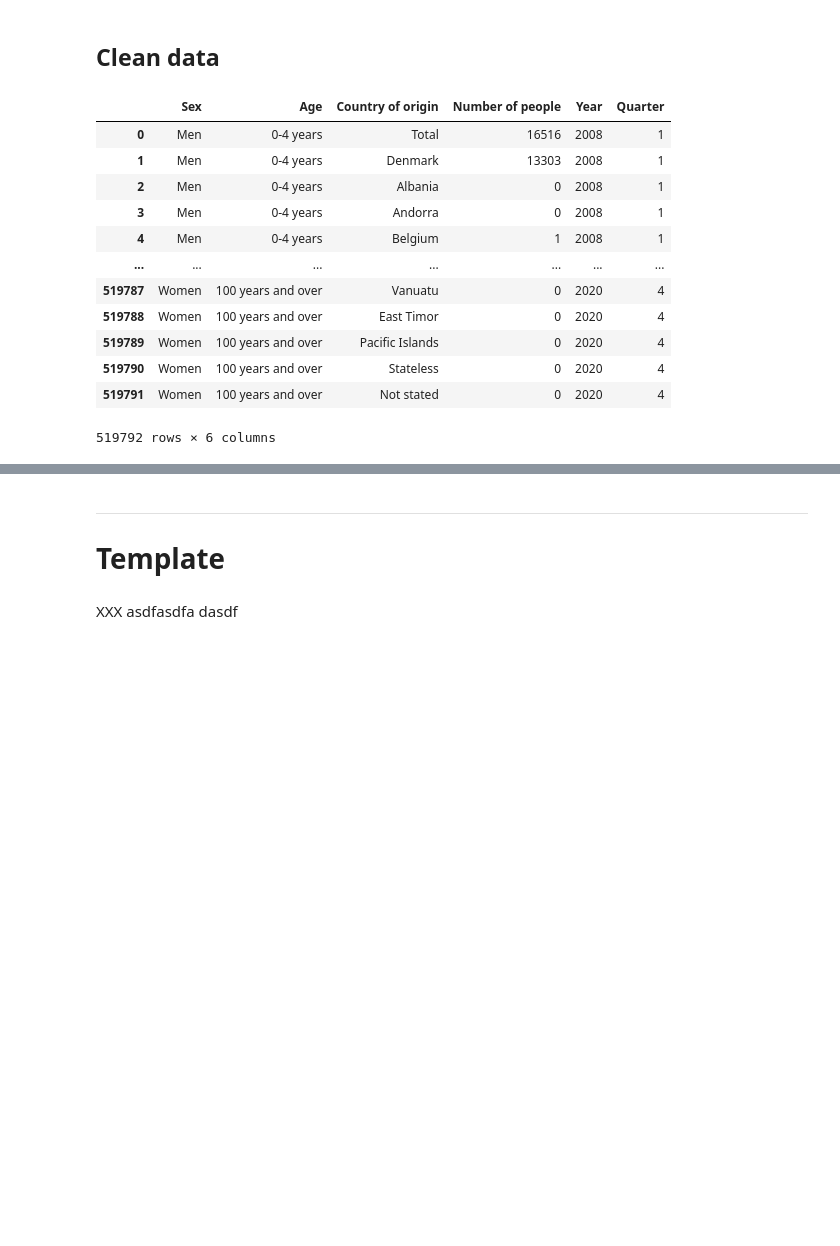
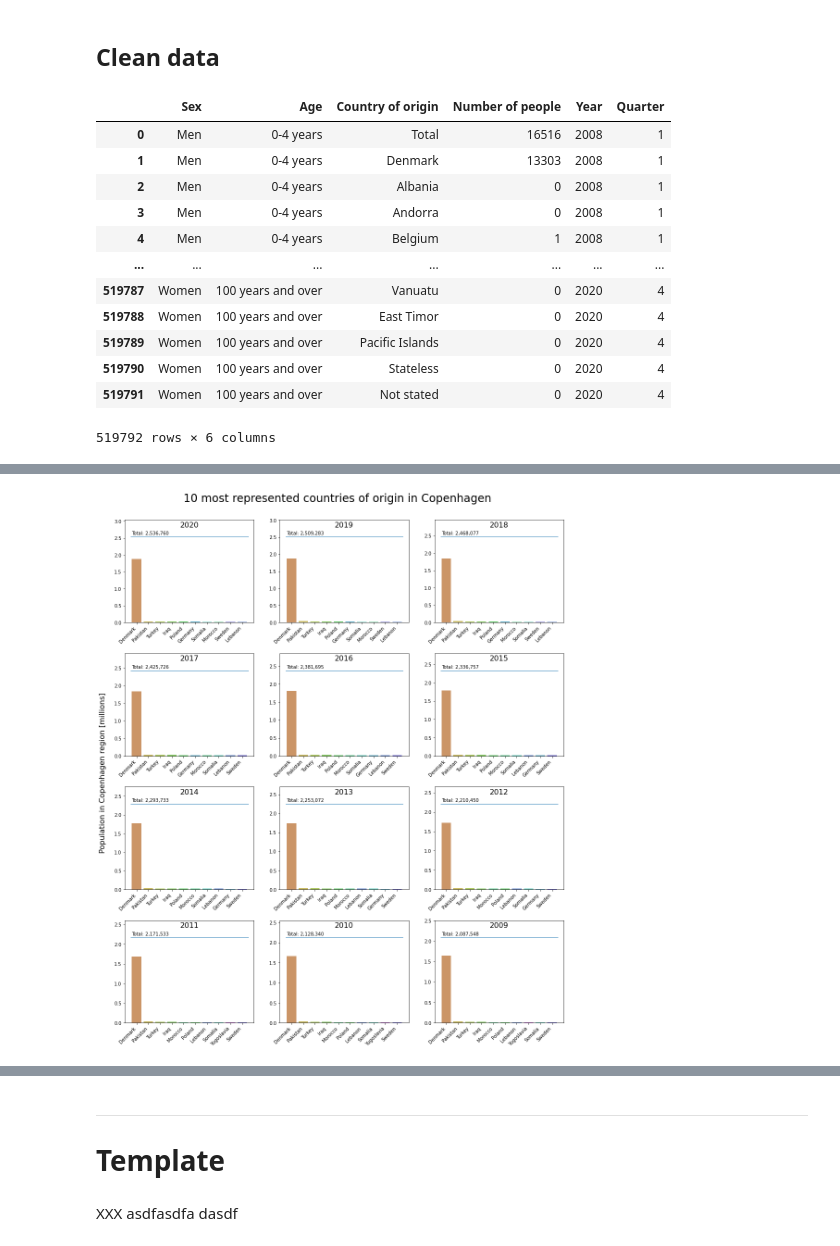
Before and after one commit to wojciechdk/social_data_analysis_and_visualization_final_project, a Jupyter notebook: preeliminary_analysis.ipynb, the cells around one changed output, grey strips where cells are left out. Cells and saved outputs as stored; diff of their text form; code cells hidden in the pictures; blank space fills up the shorter version.

```diff
--- a/preeliminary_analysis.ipynb
+++ b/preeliminary_analysis.ipynb
@@ -670,0 +696,17 @@ a.plot.bar()
+# %%
+# Get a list of countries represented in the dataframe,
+# Sorted by summarized number of people over the years
+countries_sorted_by_number_of_people = (
+    df_country_vs_year
+    .sum()
+    .sort_values(ascending=False)
+    .index
+    .to_list()
+)
+
+# Years from biggest to smallest.
+years = df_country_vs_year.index.to_list()
+years.sort(reverse=True)
+
+# Get the number of years.
+n_years = len(years)
@@ -670,0 +715,78 @@ a.plot.bar()
+# %%
+# Get the number of counries.
+n_countries = len(countries_sorted_by_number_of_people)
+
+# Get the number of plots.
+n_plots = len(years)
+
+# Define the plot grid.
+n_plot_columns = 3
+n_plot_rows = int(np.ceil(n_plots / n_plot_columns))
+
+# Create a figure for the plots.
+figure, all_axes = plt.subplots(
+    n_plot_rows, n_plot_columns,
+    figsize=(5 * n_plot_columns + 2, 5 * n_plot_rows),
+    gridspec_kw={'hspace': 0.3}
+)
+
+# Get the handles of the bottom axes'.
+bottom_axes = all_axes[-1, :]
+
+# Define colors.
+n_countries_to_map = 15
+color_palette = sns.color_palette("hls",
+                                  n_colors=n_countries_to_map)
+
+# Map the colors to countries.
+color_mapping = {country: color
+                 for country, color
+                 in zip(countries_sorted_by_number_of_people[:n_countries_to_map],
+                        color_palette)}
+
+# Plot.
+for idx, (year, axes) in enumerate(zip(years, all_axes.ravel()[:n_plots])):
+
+    total = df_country_vs_year.at[year, 'Total']
+
+    sns.barplot(
+        data=(
+            df_country_vs_year
+            .loc[year, ~df_country_vs_year.columns.isin(['Total'])]
+            .sort_values(ascending=False)
+            .head(10)
+            .div(1e6)
+            .reset_index()
+        ),
+        x='Country of origin',
+        y=year,
+        ax=axes,
+        palette=color_mapping)
+
+    # Set the title of the plot.
+    axes.set_title(year, y=0.9)
+    axes.set_xlabel('')
+    axes.set_ylabel('')
+    axes.set_ylim([axes.get_ylim()[0], total / 1e6 * 1.2])
+
+    draw_threshold(total * 1e-6, axes, title=f'Total: {total:,.0f}')
+
+    # Rotate x tick labels.
+    plt.setp(
+        axes.get_xticklabels(),
+        rotation=45,
+        ha='right',
+        va='top',
+    )
+
+    # Apply the standard formatting.
+    format_axes_annotation(axes)
+
+# Annotate the figure.
+# figure_x_label(figure, 'Day of week', y_position=0.06)
+figure_y_label(figure, 'Population in Copenhagen region [millions]', x_position=0.08)
+figure.suptitle('10 most represented countries of origin in Copenhagen',
+                size=24,
+                y=0.92)
+# %% [output]
+[figure, added]
```
Also changed, not shown: parts of 30 cells of this notebook.
